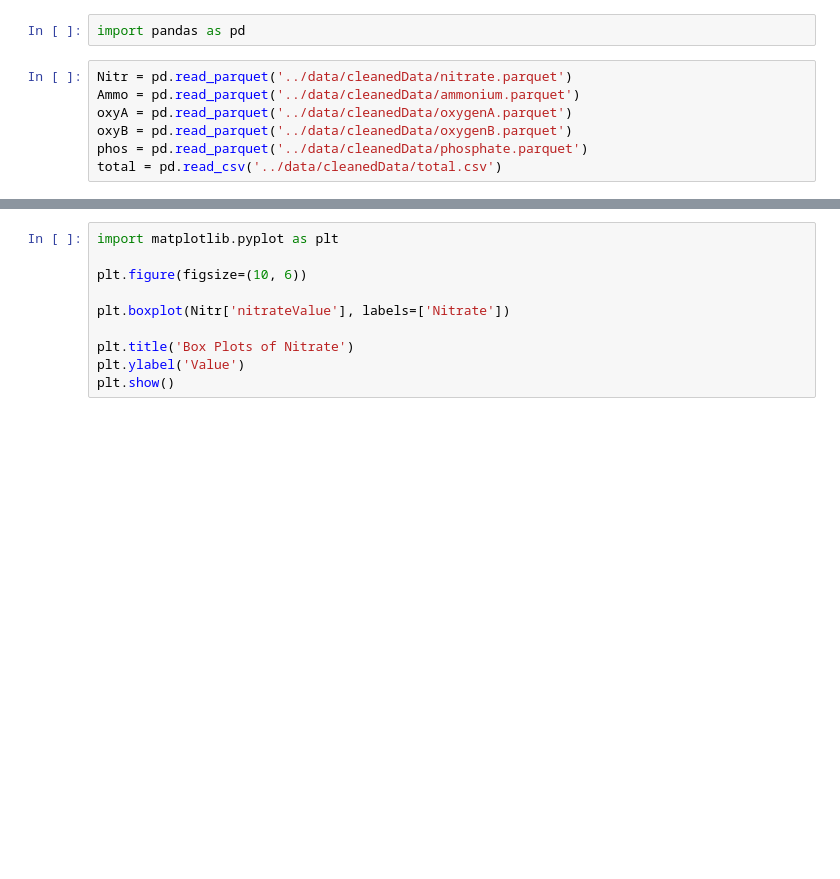
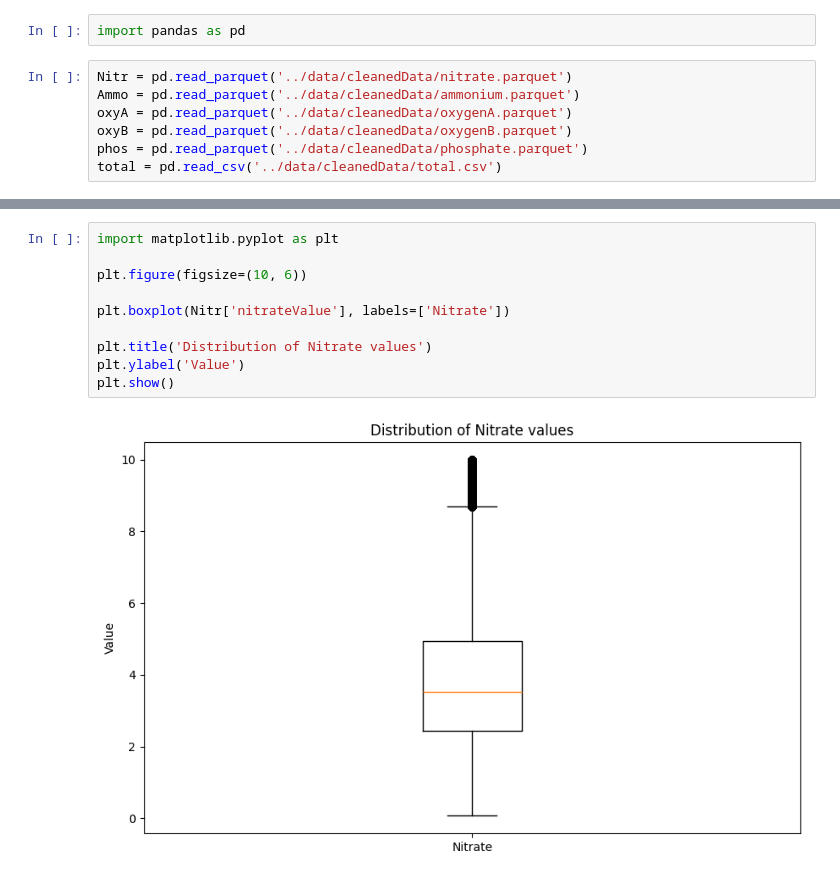
Before and after one commit to Simon-Manasse/DDD-DTW, a Jupyter notebook: src/box-plots.ipynb, the cells around one changed output, grey strips where cells are left out. Cells and saved outputs as stored; diff of their text form; blank space fills up the shorter version.

```diff
--- a/src/box-plots.ipynb
+++ b/src/box-plots.ipynb
@@ -31,13 +35,15 @@ plt.show()
 # %%
 import matplotlib.pyplot as plt
 
 plt.figure(figsize=(10, 6))
 
 plt.boxplot(Nitr['nitrateValue'], labels=['Nitrate'])
 
-plt.title('Box Plots of Nitrate')
+plt.title('Distribution of Nitrate values')
 plt.ylabel('Value')
 plt.show()
+# %% [output]
+[figure, added]
 # %%
 import matplotlib.pyplot as plt
 
```
Also changed, not shown: parts of 10 cells of this notebook, 2 other files.
